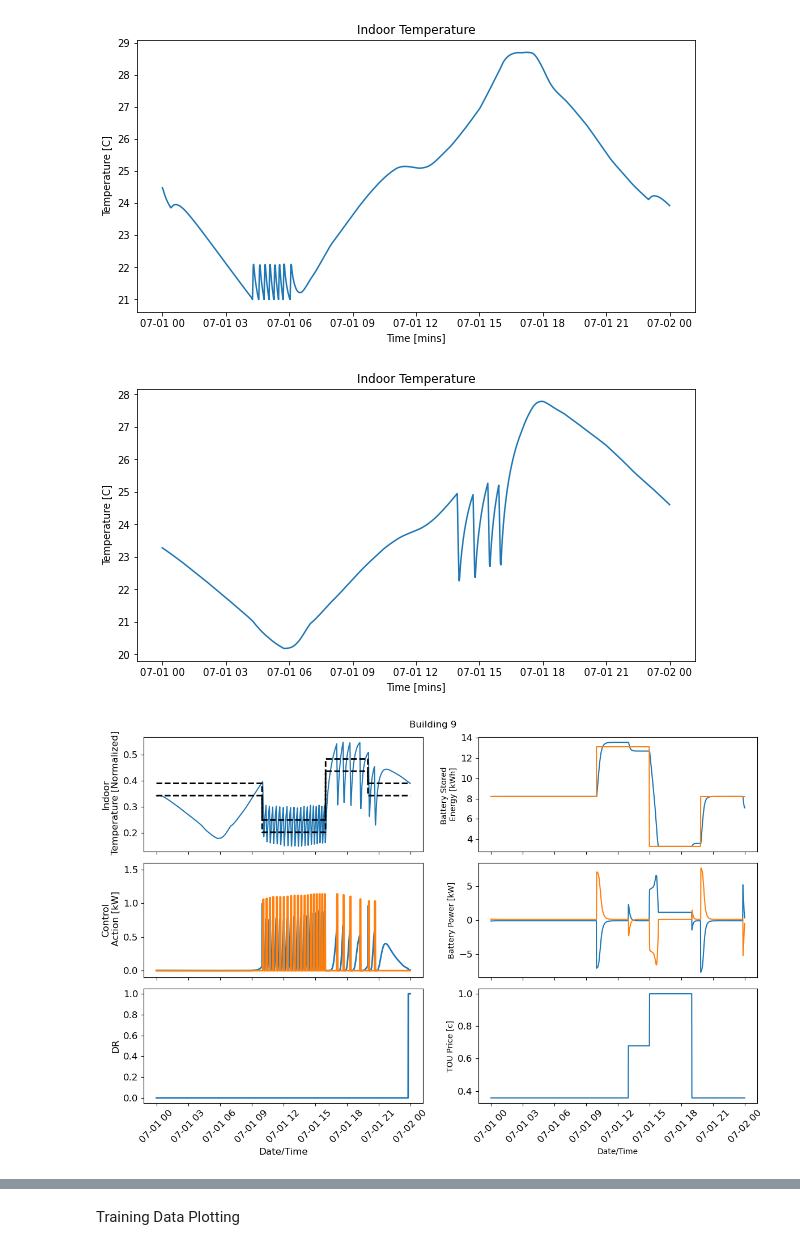
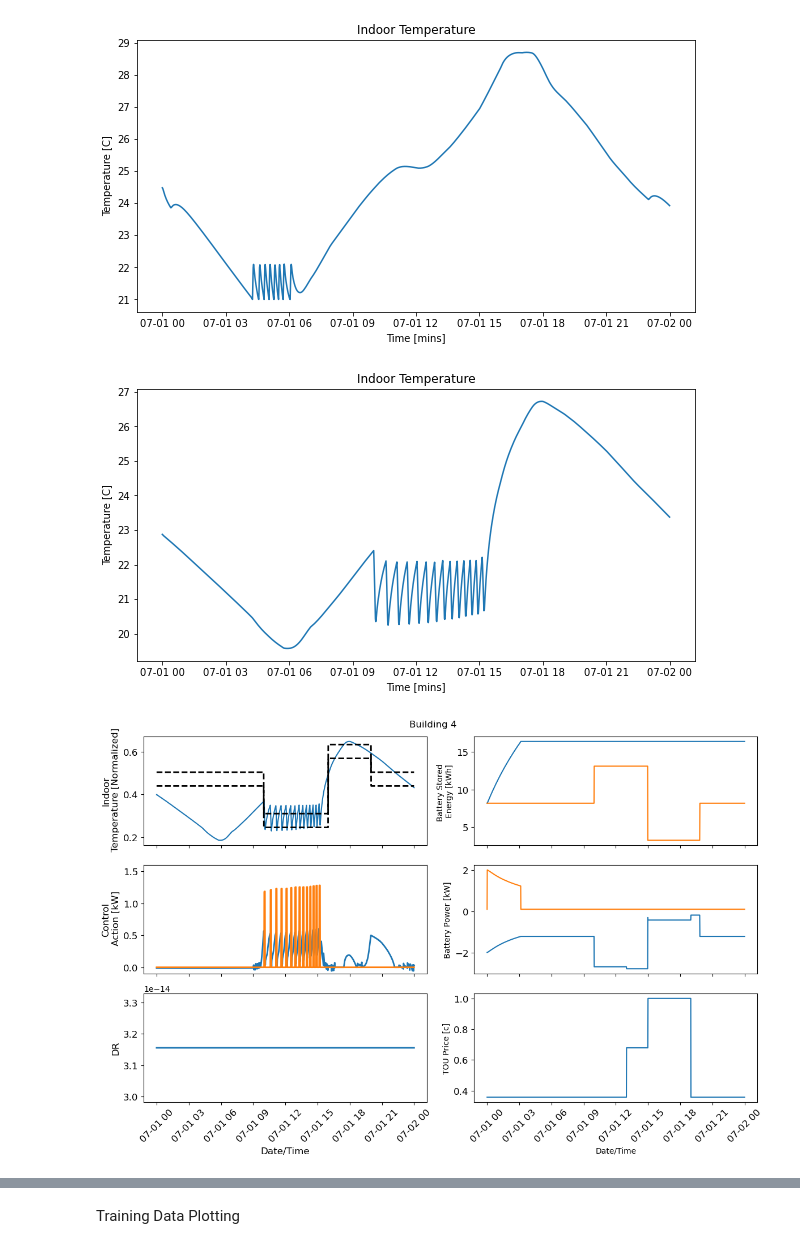
Before and after one commit to PIC-Lab/community_energy_control, a Jupyter notebook: community_sim/plotting.ipynb, the cells around one changed output, grey strips where cells are left out. Cells and saved outputs as stored; diff of their text form; code cells hidden in the pictures.

```diff
--- a/community_sim/plotting.ipynb
+++ b/community_sim/plotting.ipynb
@@ -11,7 +11,7 @@ from opendss_wrapper import OpenDSS
 Last Run Plotting
 # %%
 compResultsDir = 'results/coordination/'
-resultsDir = 'results/batFunctional/'
+resultsDir = 'results/'
 # %%
 buildingList = [str(i) for i in range(1,29)]
 with open('simParams.json') as fp:
@@ -336,16 +336,16 @@ fig = plt.figure(figsize=(10,5))
 plt.title('Indoor Temperature')
 plt.ylabel('Temperature [C]')
 plt.xlabel('Time [mins]')
-plt.plot(df_list['12']["living space Air Temperature"])
+plt.plot(df_list['4']["living space Air Temperature"])
 fig.patch.set_facecolor('white')
 # %% [output]
-[figure, old version]
+[figure, new version]
 # %%
 fig, ax = plt.subplots(3,2,figsize=(12,8), dpi=100)
 lw = 2
 fs = 12
 # for i in buildingList:
-i = '9'
+i = '4'
 # ax[0,0].plot(df_list[i]['living space Air Temperature'], label='True temp')
 ax[0,0].plot(control_list[i]['Predicted Temperature'], label='Pred temp')
 ax[0,0].plot(control_list[i]['Ymax'], '--', linewidth=lw, c='k')
@@ -362,34 +362,34 @@ ax[1,0].set_xticklabels([])
 ax[1,0].set_ylim(-0.1,1.6)
 
 ax[2,0].plot(control_list[i]['dr'], linewidth=lw)
 ax[2,0].set_ylabel('DR', fontsize=fs)
 ax[2,0].set_xlabel('Date/Time', fontsize=fs)
 ax[2,0].tick_params(labelsize=fs)
 ax[2,0].tick_params(axis='x', labelrotation=45)
 
 ax[0,1].plot(control_list[i]['stored'], label='Stored')
 ax[0,1].plot(control_list[i]['bat_ref'], label='ref')
 ax[0,1].set_ylabel('Battery Stored \nEnergy [kWh]')
 ax[0,1].tick_params(labelsize=fs)
 ax[0,1].set_xticklabels([])
 
 ax[1,1].plot(control_list[i]['u_bat']*-1, label='cntrl')
 ax[1,1].plot(control_list[i].index, dispatch_df['Storage.battery'+i], label='dss')
 ax[1,1].set_ylabel('Battery Power [kW]')
 ax[1,1].tick_params(labelsize=fs)
 ax[1,1].set_xticklabels([])
 
 ax[2,1].plot(control_list[i]['cost'])
 ax[2,1].set_ylabel('TOU Price [c]')
 ax[2,1].set_xlabel('Date/Time')
 ax[2,1].tick_params(labelsize=fs)
 ax[2,1].tick_params(axis='x', labelrotation=45)
 
 fig.suptitle(f'Building {i}')
 fig.patch.set_facecolor('white')
 plt.tight_layout()
 # %% [output]
-[figure, old version]
+[figure, new version]
 # %%
 fig, ax = plt.subplots(2,1,figsize=(6,4), dpi=100)
 lw = 2
```
Also changed, not shown: parts of 30 cells of this notebook, 9 other files.
